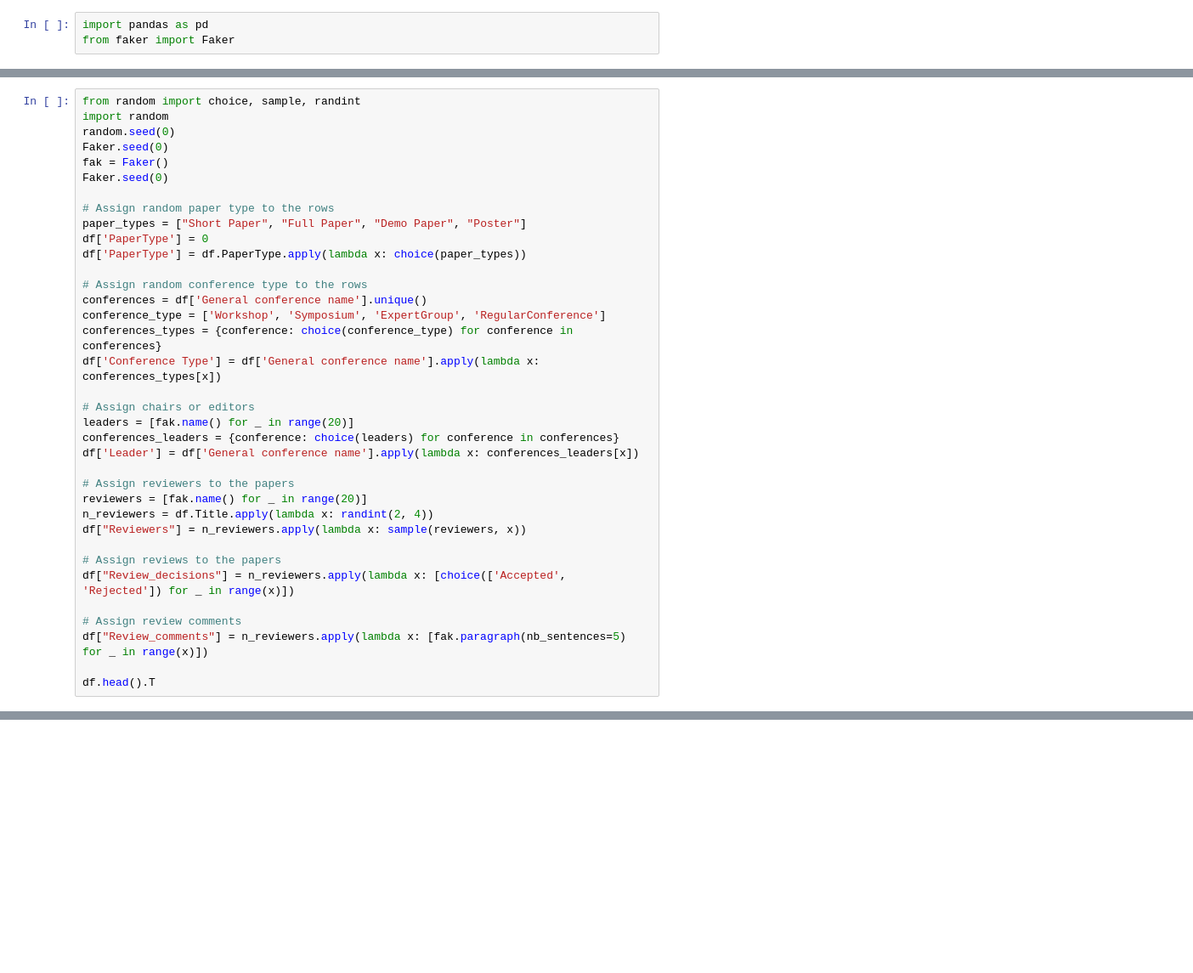
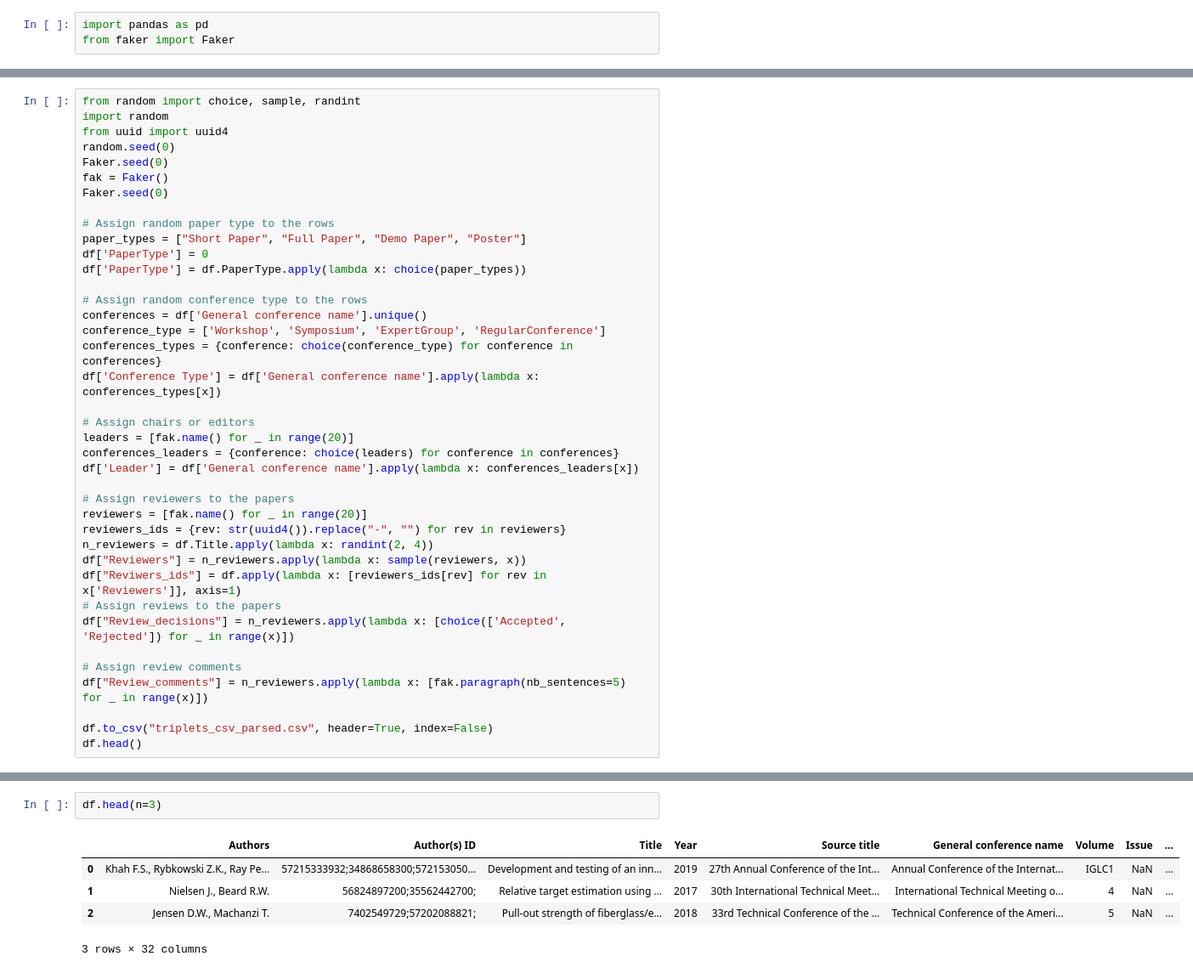
Before and after one commit to Action52/Lab3SDM, a Jupyter notebook: Enrich_Researcher_Data.ipynb, the cells around one changed output, grey strips where cells are left out. Shown: that part at 85% size. Saved outputs shown, nothing was run; the diff lists cells and outputs as text; blank space fills up the shorter version.

```diff
--- a/Enrich_Researcher_Data.ipynb
+++ b/Enrich_Researcher_Data.ipynb
@@ -38,6 +35,7 @@ df.head(n=3).T
 # %%
 from random import choice, sample, randint
 import random
+from uuid import uuid4
 random.seed(0)
 Faker.seed(0)
 fak = Faker()
@@ -61,16 +59,18 @@ df['Leader'] = df['General conference name'].apply(lambda x: conferences_leaders
 
 # Assign reviewers to the papers
 reviewers = [fak.name() for _ in range(20)]
+reviewers_ids = {rev: str(uuid4()).replace("-", "") for rev in reviewers}
 n_reviewers = df.Title.apply(lambda x: randint(2, 4))
 df["Reviewers"] = n_reviewers.apply(lambda x: sample(reviewers, x))
-
+df["Reviwers_ids"] = df.apply(lambda x: [reviewers_ids[rev] for rev in x['Reviewers']], axis=1)
 # Assign reviews to the papers
 df["Review_decisions"] = n_reviewers.apply(lambda x: [choice(['Accepted', 'Rejected']) for _ in range(x)])
 
 # Assign review comments
 df["Review_comments"] = n_reviewers.apply(lambda x: [fak.paragraph(nb_sentences=5) for _ in range(x)])
 
-df.head().T
+df.to_csv("triplets_csv_parsed.csv", header=True, index=False)
+df.head()
 # %% [output]
 |  | 0 | 1 | 2 | 3 | 4 |
 | Authors | Khah F.S., Rybkowski Z.K., Ray Pe... | Nielsen J., Beard R.W. | Jensen D.W., Machanzi T. | Francis B.L., Nuttall J.R., Trans... | Svenda V.G., Stankovic A.M., Sari... |
@@ -91,0 +137,8 @@ df.head().T
+# %%
+df.head(n=3)
+# %% [output]
+|  | Authors | Author(s) ID | Title | Year | Source title | General conference name | Volume | Issue | ... |
+| 0 | Khah F.S., Rybkowski Z.K., Ray Pe... | 57215333932;34868658300;572153050... | Development and testing of an inn... | 2019 | 27th Annual Conference of the Int... | Annual Conference of the Internat... | IGLC1 | NaN | ... |
+| 1 | Nielsen J., Beard R.W. | 56824897200;35562442700; | Relative target estimation using ... | 2017 | 30th International Technical Meet... | International Technical Meeting o... | 4 | NaN | ... |
+| 2 | Jensen D.W., Machanzi T. | 7402549729;57202088821; | Pull-out strength of fiberglass/e... | 2018 | 33rd Technical Conference of the ... | Technical Conference of the Ameri... | 5 | NaN | ... |
+3 rows × 32 columns
```
Also changed, not shown: parts of 5 cells of this notebook, 6 other files.
